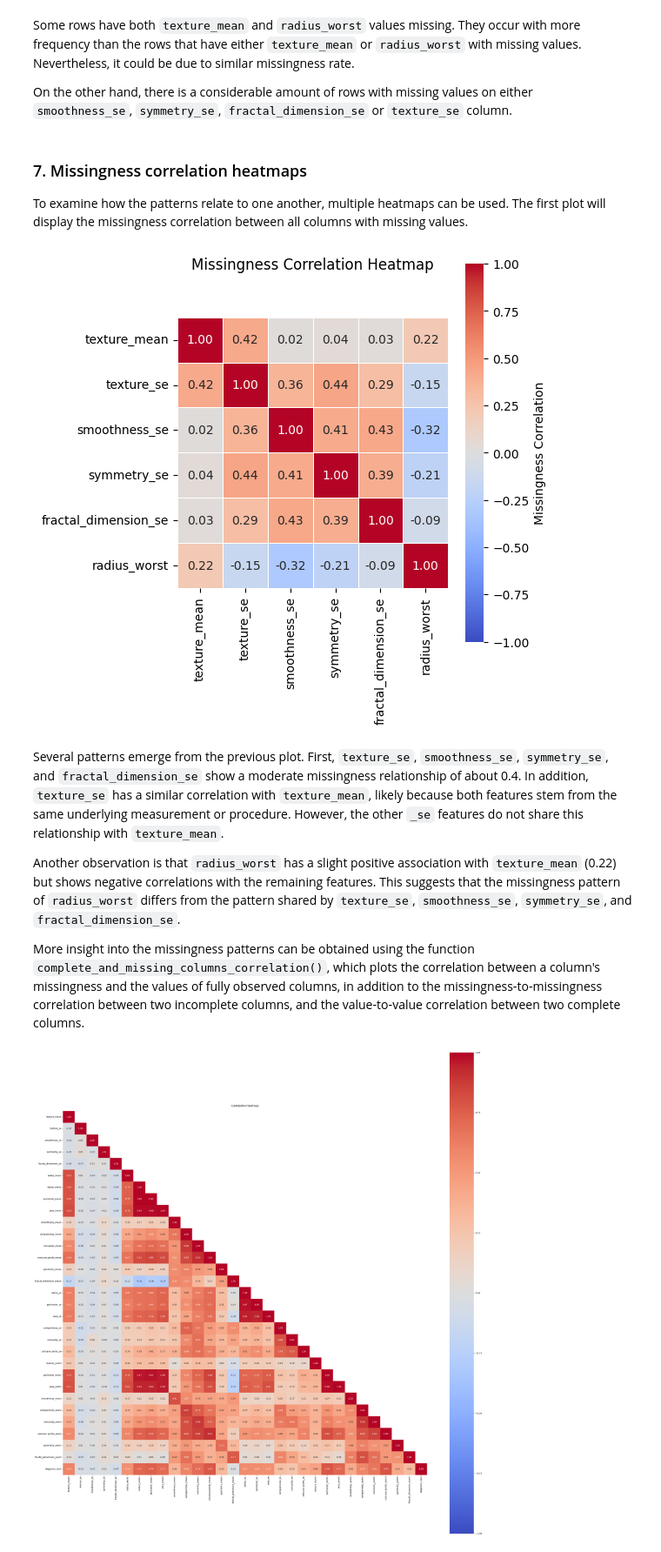
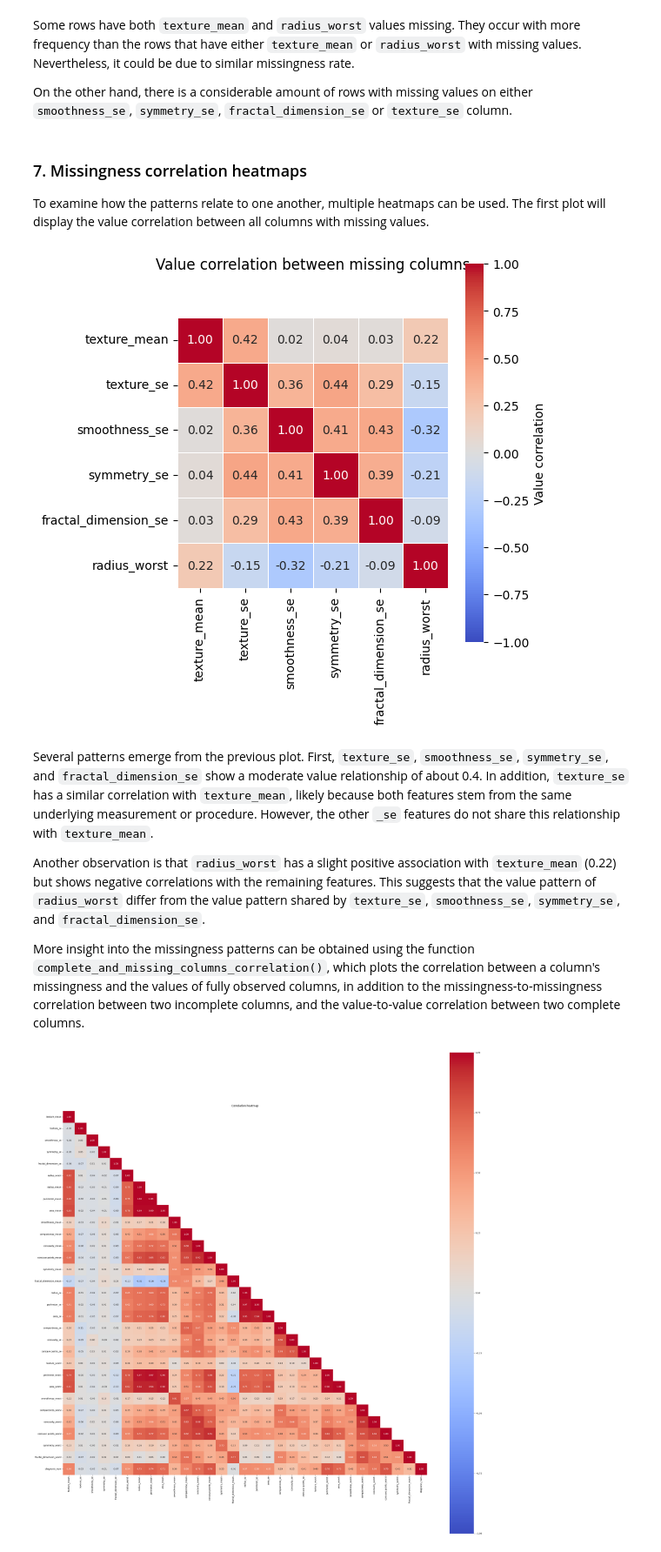
Before and after one commit to Ti-n-a/mechanism_viewer, a Jupyter notebook: tests_real_datasets/cancer.ipynb, the cells around one changed output. Shown at 87% size. Saved outputs shown, nothing was run; the diff lists cells and outputs as text; code cells hidden in the pictures.

```diff
--- a/tests_real_datasets/cancer.ipynb
+++ b/tests_real_datasets/cancer.ipynb
@@ -166,17 +169,17 @@ On the other hand, there is a considerable amount of rows with missing values on
 # %% [markdown]
 ### 7. Missingness correlation heatmaps
 
-To examine how the patterns relate to one another, multiple heatmaps can be used. The first plot will display the missingness correlation between all columns with missing values.
+To examine how the patterns relate to one another, multiple heatmaps can be used. The first plot will display the value correlation between all columns with missing values.
 # %%
-from mechanism_viewer import missing_columns_correlation, complete_and_missing_columns_correlation
+from mechanism_viewer import value_misscol_corr, complete_and_missing_columns_correlation
 
-_, _= missing_columns_correlation(missing_df, display_plot=True)
+_, _= value_misscol_corr(missing_df, display_plot=True)
 # %% [output]
-[figure, old version]
+[figure, new version]
 # %% [markdown]
-Several patterns emerge from the previous plot. First, ``texture_se``, ``smoothness_se``, ``symmetry_se``, and ``fractal_dimension_se`` show a moderate missingness relationship of about 0.4. In addition, ``texture_se`` has a similar correlation with ``texture_mean``, likely because both features stem from the same underlying measurement or procedure. However, the other ``_se`` features do not share this relationship with ``texture_mean``.
+Several patterns emerge from the previous plot. First, ``texture_se``, ``smoothness_se``, ``symmetry_se``, and ``fractal_dimension_se`` show a moderate value relationship of about 0.4. In addition, ``texture_se`` has a similar correlation with ``texture_mean``, likely because both features stem from the same underlying measurement or procedure. However, the other ``_se`` features do not share this relationship with ``texture_mean``.
 
-Another observation is that ``radius_worst`` has a slight positive association with ``texture_mean`` (0.22) but shows negative correlations with the remaining features. This suggests that the missingness pattern of ``radius_worst`` differs from the pattern shared by ``texture_se``, ``smoothness_se``, ``symmetry_se``, and ``fractal_dimension_se``.
+Another observation is that ``radius_worst`` has a slight positive association with ``texture_mean`` (0.22) but shows negative correlations with the remaining features. This suggests that the value pattern of ``radius_worst`` differ from the value pattern shared by ``texture_se``, ``smoothness_se``, ``symmetry_se``, and ``fractal_dimension_se``.
 
 More insight into the missingness patterns can be obtained using the function ``complete_and_missing_columns_correlation()``, which plots the correlation between a column's missingness and the values of fully observed columns, in addition to the missingness‑to‑missingness correlation between two incomplete columns, and the value‑to‑value correlation between two complete columns.
 # %%
```
Also changed, not shown: parts of 5 cells of this notebook, 8 other files.
